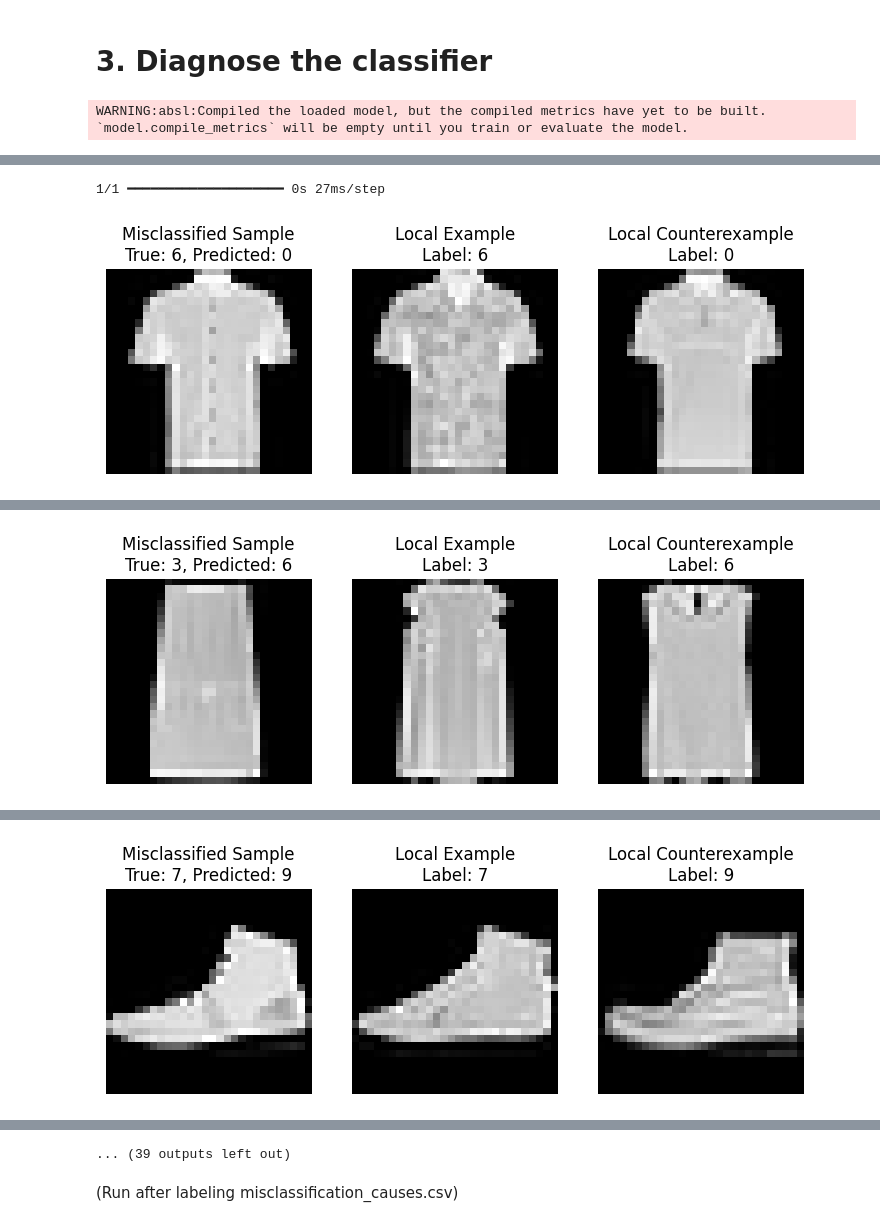
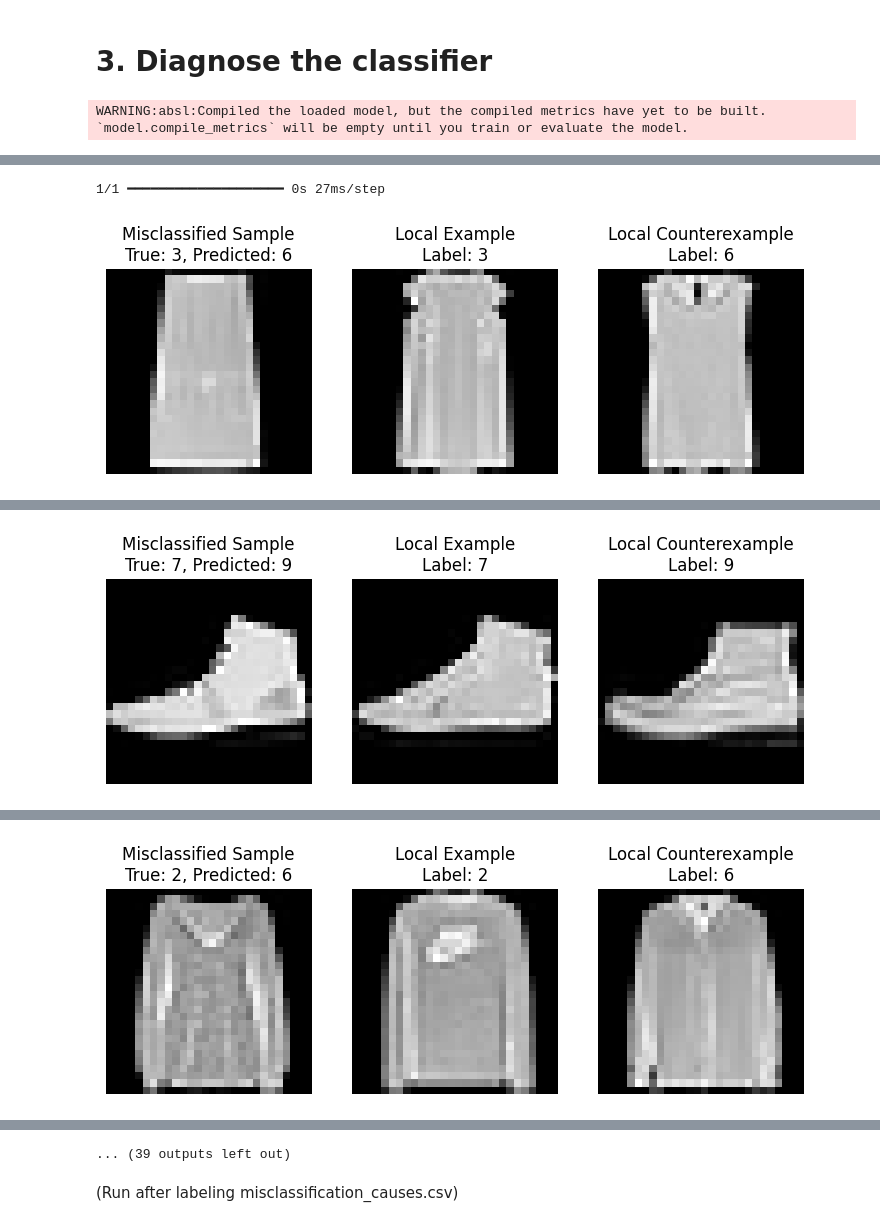
Before and after one commit to sprietjeuh/ai, a Jupyter notebook: model_explainability.ipynb, the cells around one changed output, grey strips where cells are left out. Drawn from its saved outputs; the diff is of its cells as text; code cells hidden in the pictures.

Commit message:
Finalized taks3

```diff
--- a/model_explainability.ipynb
+++ b/model_explainability.ipynb
@@ -9,7 +8,7 @@ from tensorflow.keras import layers
 # %% [markdown]
 # 1. Pre-processing and compressing the dataset
 # %%
-# Set the same random seed
+# Set the same random seed, for reproducibility
 np.random.seed(0)
 tf.random.set_seed(0)
 
@@ -25,7 +24,7 @@ x_test = np.expand_dims(x_test, -1)
 
 # Load the trained encoder from the final autoencoder model
 def create_autoencoder(latent_dim=(4, 4, 32), input_shape=(28, 28, 1)):
-    class Autoencoder(Model):
+    class Autoencoder(tf.keras.models.Model):
         def __init__(self, latent_dim, shape):
             super(Autoencoder, self).__init__()
             self.latent_dim = latent_dim
@@ -129,7 +125,7 @@ Returning the number of logical cores instead. You can silence this warning by s
 # 3. Diagnose the classifier
 # %%
 # Load the final version of your classifier
-classifier = tf.keras.models.load_model('model/final_classifier.h5')
+classifier = tf.keras.models.load_model('model/final_classifier_regularized.h5')
 
 # Evaluate the test dataset
 loss, accuracy = classifier.evaluate(x_test, y_test, verbose=0)
@@ -212,3 +208,3 @@ WARNING:absl:Compiled the loaded model, but the compiled metrics have yet to be
 [figure]
 1/1 ━━━━━━━━━━━━━━━━━━━━ 0s 27ms/step
-[figure, old version]
+[figure, new version]
@@ -216 +212 @@ WARNING:absl:Compiled the loaded model, but the compiled metrics have yet to be
-[figure, old version]
+[figure, new version]
@@ -218 +214 @@ WARNING:absl:Compiled the loaded model, but the compiled metrics have yet to be
-[figure, old version]
+[figure, new version]
```
Also changed, not shown: parts of 6 cells of this notebook, 2 other files.
